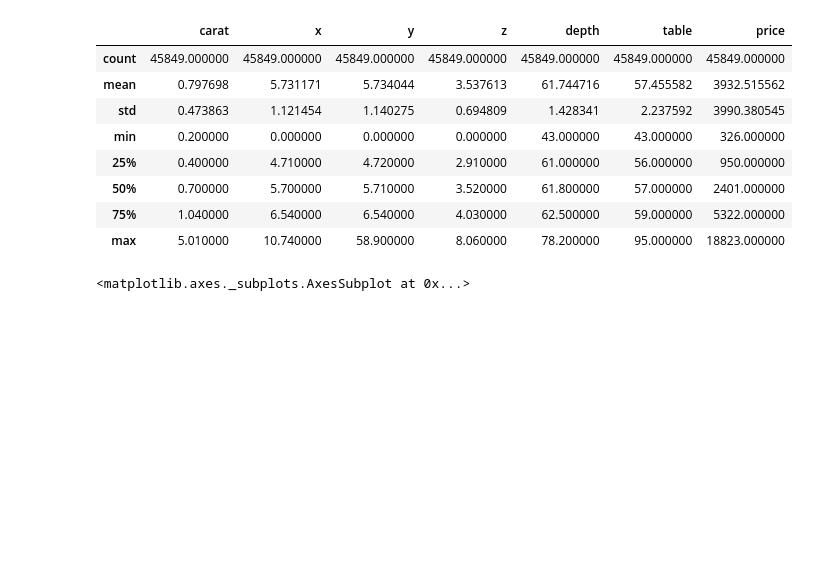
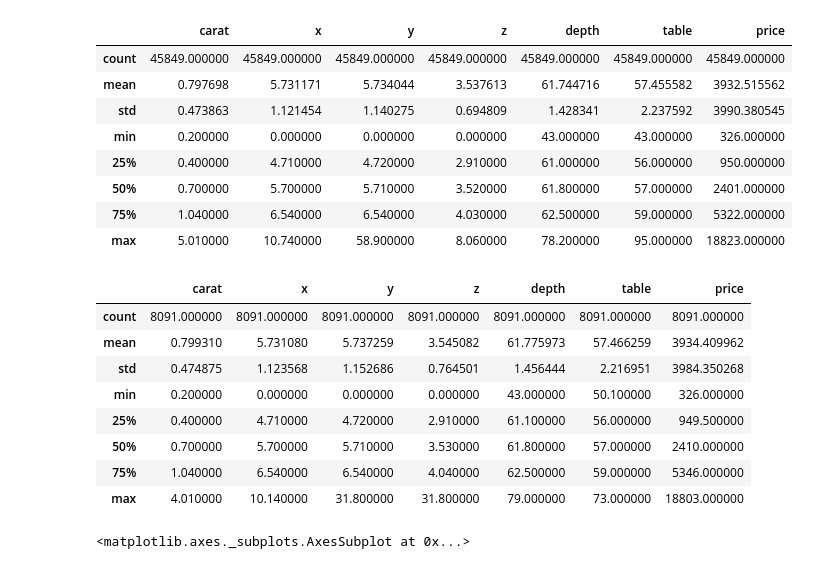
Before and after one commit to lucasvieirademiranda/linear_regression, a Jupyter notebook: Linear Regression.ipynb, the cells around one changed output. Saved outputs shown, nothing was run; the diff lists cells and outputs as text; code cells hidden in the pictures; blank space fills up the shorter version.

```diff
--- a/Linear Regression.ipynb
+++ b/Linear Regression.ipynb
@@ -64,4 +100,16 @@ df.describe()
 | 50% | 0.700000 | 5.700000 | 5.710000 | 3.520000 | 61.800000 | 57.000000 | 2401.000000 |
 | 75% | 1.040000 | 6.540000 | 6.540000 | 4.030000 | 62.500000 | 59.000000 | 5322.000000 |
 | max | 5.010000 | 10.740000 | 58.900000 | 8.060000 | 78.200000 | 95.000000 | 18823.000000 |
+# %%
+test_df.describe()
+# %% [output]
+|  | carat | x | y | z | depth | table | price |
+| count | 8091.000000 | 8091.000000 | 8091.000000 | 8091.000000 | 8091.000000 | 8091.000000 | 8091.000000 |
+| mean | 0.799310 | 5.731080 | 5.737259 | 3.545082 | 61.775973 | 57.466259 | 3934.409962 |
+| std | 0.474875 | 1.123568 | 1.152686 | 0.764501 | 1.456444 | 2.216951 | 3984.350268 |
+| min | 0.200000 | 0.000000 | 0.000000 | 0.000000 | 43.000000 | 50.100000 | 326.000000 |
+| 25% | 0.400000 | 4.710000 | 4.720000 | 2.910000 | 61.100000 | 56.000000 | 949.500000 |
+| 50% | 0.700000 | 5.700000 | 5.710000 | 3.530000 | 61.800000 | 57.000000 | 2410.000000 |
+| 75% | 1.040000 | 6.540000 | 6.540000 | 4.040000 | 62.500000 | 59.000000 | 5346.000000 |
+| max | 4.010000 | 10.140000 | 31.800000 | 31.800000 | 79.000000 | 73.000000 | 18803.000000 |
 # %%
```
Also changed, not shown: parts of 27 cells of this notebook, 1 other file.
